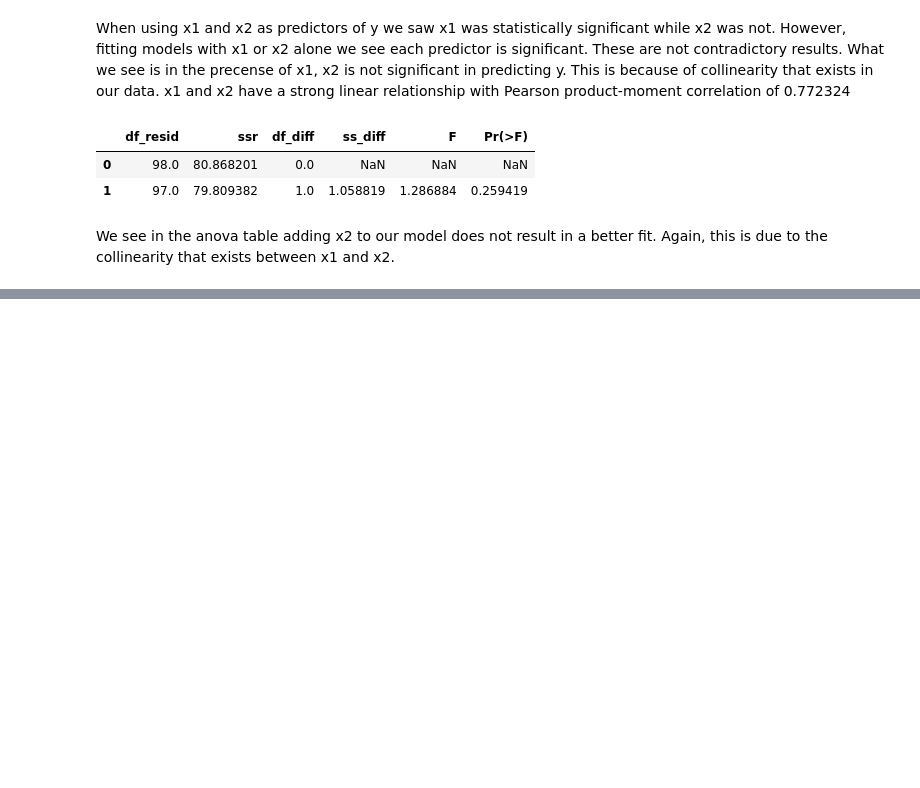
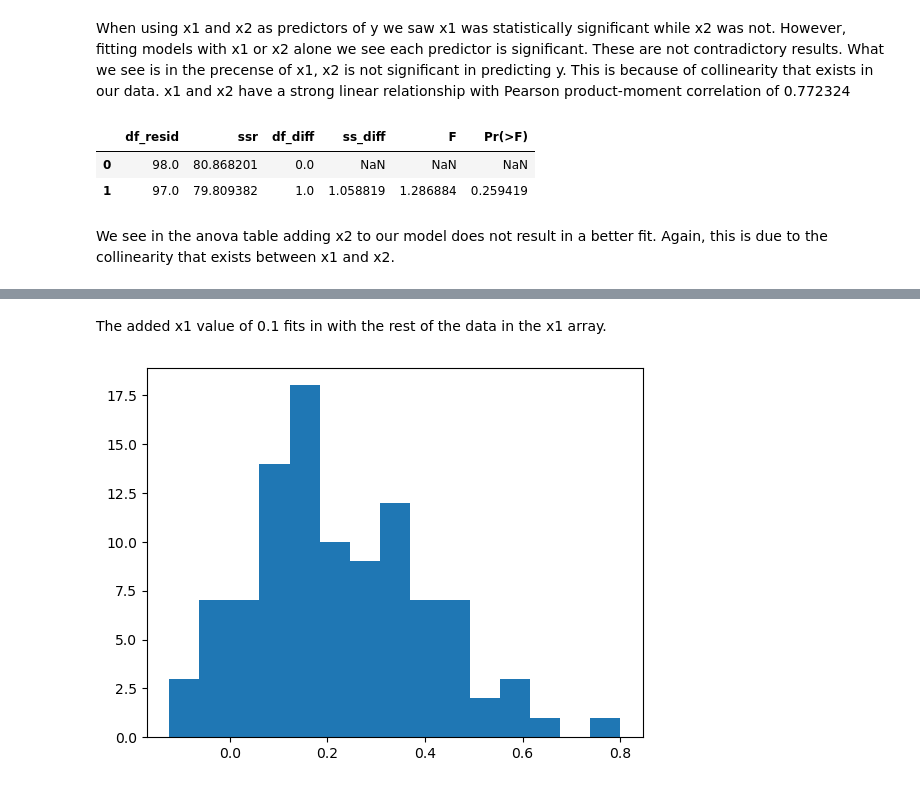
Before and after one commit to carmancater/an-introduction-to-statistical-learning-with-applications-in-python, a Jupyter notebook: Chapter 03 - Linear Regression/Ch 3 Ex 14.ipynb, the cells around one changed output, grey strips where cells are left out. Saved outputs shown, nothing was run; the diff lists cells and outputs as text; code cells hidden in the pictures; blank space fills up the shorter version.

```diff
--- a/Chapter 03 - Linear Regression/Ch 3 Ex 14.ipynb
+++ b/Chapter 03 - Linear Regression/Ch 3 Ex 14.ipynb
@@ -117,0 +129,6 @@ We see in the anova table adding x2 to our model does not result in a better fit
+# %% [markdown]
+The added x1 value of 0.1 fits in with the rest of the data in the x1 array.
+# %%
+plt.hist(x2, bins=15);
+# %% [output]
+[figure, added]
```
Also changed, not shown: parts of 50 cells of this notebook.
